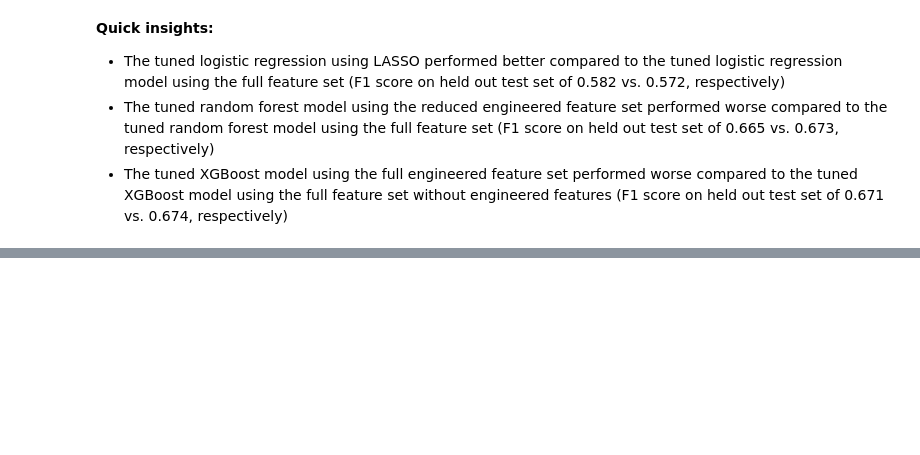
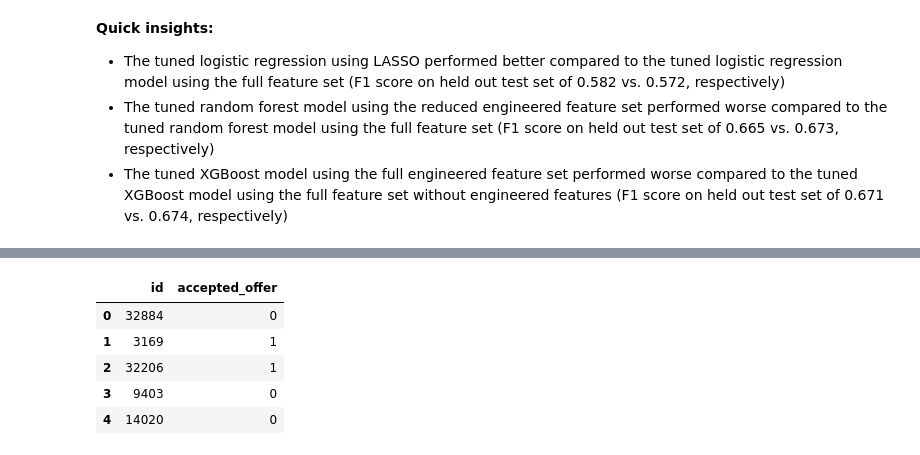
Before and after one commit to donya-beh/GSB-545, a Jupyter notebook: Midterm/Midterm_notebook.ipynb, the cells around one changed output, grey strips where cells are left out. Cells and saved outputs as stored; diff of their text form; code cells hidden in the pictures; blank space fills up the shorter version.

Commit message:
Midterm files update

```diff
--- a/Midterm/Midterm_notebook.ipynb
+++ b/Midterm/Midterm_notebook.ipynb
@@ -1736,0 +2044,84 @@ weighted avg       0.93      0.90      0.91      6590
+# %%
+#test data preprocessing
+#transformations for skewed distributions
+campaign_test['log_contact_time'] = np.log1p(campaign_test['contact_time_minutes'])
+campaign_test['log_contact_attempts'] = np.log1p(campaign_test['contact_attempt_count'])
+
+#binning of quantitative data
+campaign_test['age_categories'] = pd.cut(
+    campaign_test['customer_age'],
+    bins=[0, 30, 40, 50, 60, 100],
+    labels=['20s', '30s', '40s', '50s', '60+']
+)
+
+#binning of categorical data
+#group occupation type into broader categories to avoid rare categories
+campaign_test['occupation_group'] = campaign_test['occupation_type'].map(occupation_map)
+
+#group education background into broader categories
+campaign_test['education_level'] = campaign_test['education_background'].map(education_map)
+
+#group last contact month into quarters
+campaign_test['contact_quarter'] = campaign_test['last_contact_month'].map(month_quarter_map)
+
+
+#interactions between features
+#strong correlation between reference_interest_rate and employment_level_index
+campaign_test['econ_stress_index'] = (campaign_test['reference_interest_rate'] * campaign_test['employment_level_index'])
+
+#contact_time_minutes * contact_attempt_count = total engagement effort
+campaign_test['total_contact_effort'] = (campaign_test['contact_time_minutes'] * campaign_test['contact_attempt_count'])
+
+#age and education interaction
+campaign_test['age_x_education'] = (
+    campaign_test['customer_age'] *
+    campaign_test['education_level'].map({
+        'higher': 3, 'secondary': 2, 'basic': 1, 'unknown': 0
+    })
+)
+
+#polynomial features
+campaign_test['customer_age_sq'] = campaign_test['customer_age'] ** 2
+
+campaign_test['interest_rate_sq'] = campaign_test['reference_interest_rate'] ** 2
+
+#other variable transformations/combinations
+#prior contact rate relative to days since (contact intensity)
+campaign_test['prior_contact_rate'] = (
+    campaign_test['prior_contact_count'] / (campaign_test['days_since_prior_contact'] + 1)
+)
+
+#repeat customer who was also recently contacted
+campaign_test['repeat_and_recent'] = (
+    (campaign_test['is_repeat_customer'] == 1) &
+    (campaign_test['recent_contact_flag'] == 1)
+).astype(int)
+
+#convert to category dtype
+for col in ['occupation_group', 'education_level', 'contact_quarter']:
+    campaign_test[col] = campaign_test[col].astype('category')
+
+for col in campaign_test.select_dtypes(include=['object']).columns:
+    campaign_test[col] = campaign_test[col].astype('category')
+
+#drop replaced columns
+campaign_test = campaign_test.drop(['occupation_type', 'education_background', 'last_contact_month'], axis=1)
+
+#define final test features
+X_test_final = campaign_test.drop(['id'], axis=1)
+
+#generate final predictions
+xgb_test_probs = best_xgb_c1.predict_proba(X_test_final)
+rf_test_probs  = best_rf_c0.predict_proba(X_test_final)
+
+blended_test = w_xgb * xgb_test_probs + w_rf * rf_test_probs
+final_preds = (blended_test[:, 1] >= 0.5).astype(int)
+
+#save predictions
+submission = pd.DataFrame({
+    'id': campaign_test['id'],
+    'accepted_offer': final_preds
+})
+submission.to_csv('midterm_predictions.csv', index=False)
+submission.head()
+# %% [output]
@@ -1736,0 +2129,6 @@ weighted avg       0.93      0.90      0.91      6590
+|  | id | accepted_offer |
+| 0 | 32884 | 0 |
+| 1 | 3169 | 1 |
+| 2 | 32206 | 1 |
+| 3 | 9403 | 0 |
+| 4 | 14020 | 0 |
```
Also changed, not shown: parts of 12 cells of this notebook, 3 other files.
